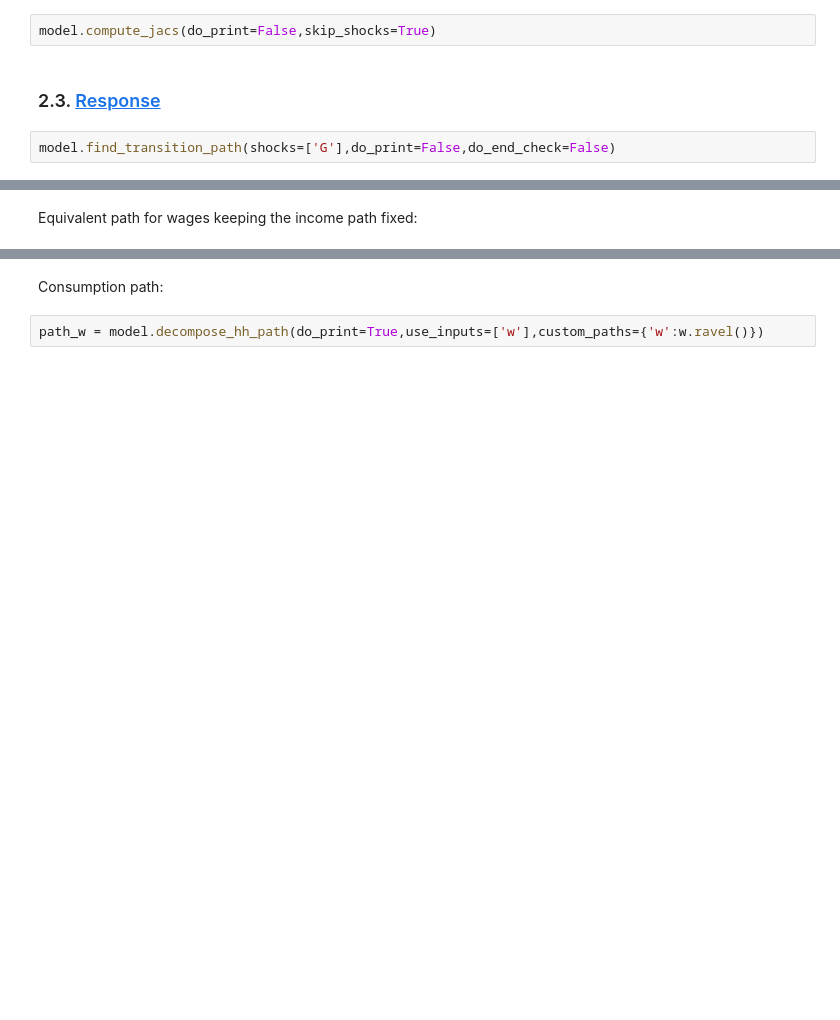
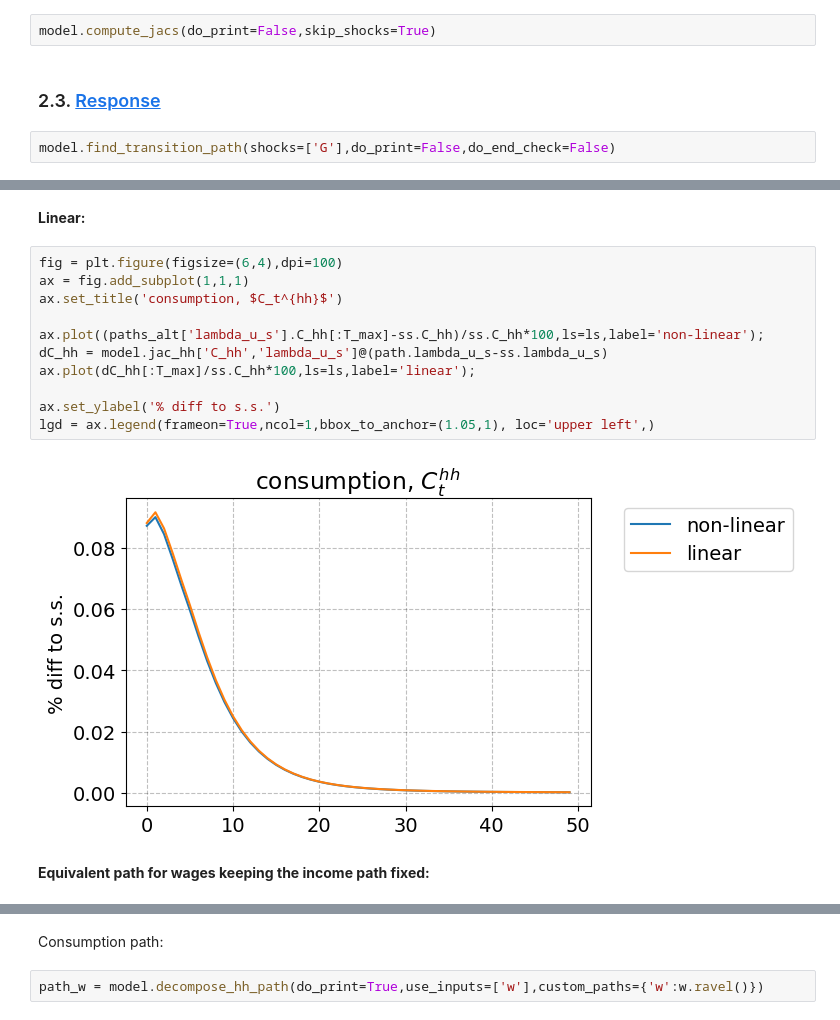
Before and after one commit to NumEconCopenhagen/GEModelToolsNotebooks, a Jupyter notebook: HANK-SAM/HANK-SAM.ipynb, the cells around one changed output, grey strips where cells are left out. Saved outputs shown, nothing was run; the diff lists cells and outputs as text; blank space fills up the shorter version.

```diff
--- a/HANK-SAM/HANK-SAM.ipynb
+++ b/HANK-SAM/HANK-SAM.ipynb
@@ -200,5 +281,20 @@ plt.show()
+# %% [markdown]
+**Linear:**
+# %%
+fig = plt.figure(figsize=(6,4),dpi=100)
+ax = fig.add_subplot(1,1,1)
+ax.set_title('consumption, $C_t^{hh}$')
+
+ax.plot((paths_alt['lambda_u_s'].C_hh[:T_max]-ss.C_hh)/ss.C_hh*100,ls=ls,label='non-linear');
+dC_hh = model.jac_hh['C_hh','lambda_u_s']@(path.lambda_u_s-ss.lambda_u_s)
+ax.plot(dC_hh[:T_max]/ss.C_hh*100,ls=ls,label='linear');
+
+ax.set_ylabel('% diff to s.s.')
+lgd = ax.legend(frameon=True,ncol=1,bbox_to_anchor=(1.05,1), loc='upper left',)
+# %% [output]
+[figure, added]
 # %% [markdown]
-Equivalent path for wages keeping the income path fixed:
+**Equivalent path for wages keeping the income path fixed:**
 # %%
 path_lambda_u_s = model.decompose_hh_path(do_print=True,use_inputs=['lambda_u_s'])
 w = path_lambda_u_s.Y_hh/ss.Y_hh*ss.w
```
Also changed, not shown: parts of 13 cells of this notebook.
